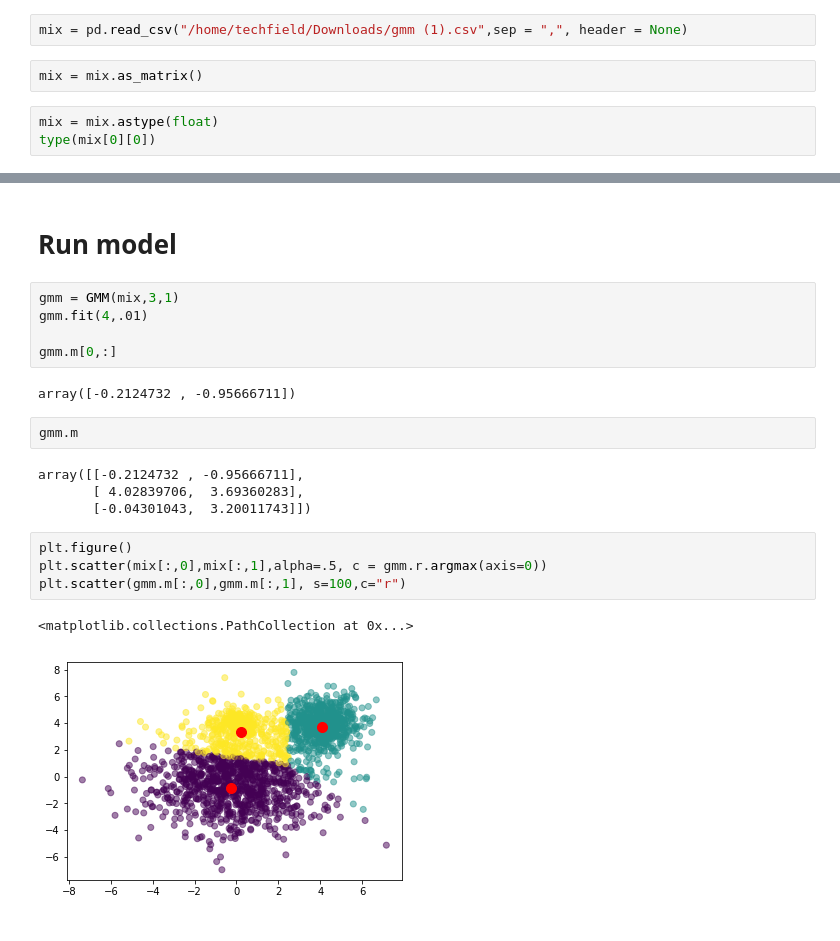
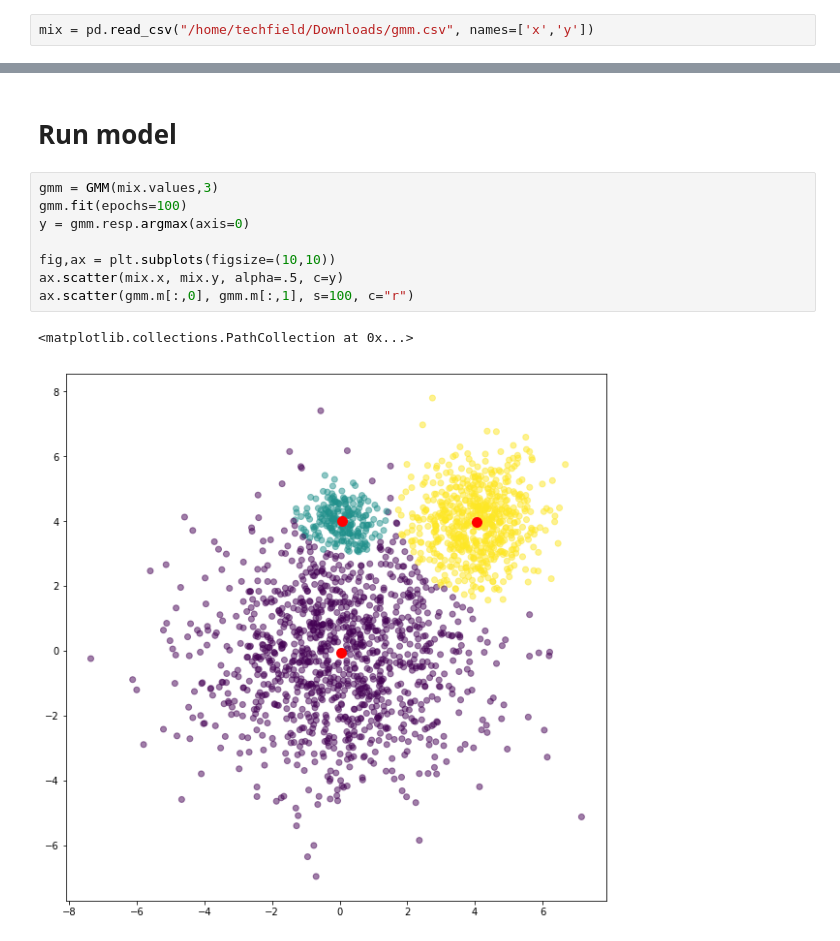
Before and after one commit to Palumboss/Newer, a Jupyter notebook: GMM.ipynb, the cells around one changed output, grey strips where cells are left out. Saved outputs shown, nothing was run; the diff lists cells and outputs as text.

```diff
--- a/GMM.ipynb
+++ b/GMM.ipynb
@@ -7,9 +7,4 @@ import pandas as pd
 # %% [markdown]
 # Set up Data
 # %%
-mix = pd.read_csv("/home/techfield/Downloads/gmm (1).csv",sep = ",", header = None)
+mix = pd.read_csv("/home/techfield/Downloads/gmm.csv", names=['x','y'])
-# %%
-mix = mix.as_matrix()
-# %%
-mix = mix.astype(float)
-type(mix[0][0])
@@ -56,22 +62,13 @@ class GMM:
 # %% [markdown]
 # Run model
-# %%
-gmm = GMM(mix,3,1)
-gmm.fit(4,.01)
-
-gmm.m[0,:]
-# %% [output]
-array([-0.2124732 , -0.95666711])
-# %%
-gmm.m
-# %% [output]
-array([[-0.2124732 , -0.95666711],
-       [ 4.02839706,  3.69360283],
-       [-0.04301043,  3.20011743]])
 # %%
-plt.figure()
-plt.scatter(mix[:,0],mix[:,1],alpha=.5, c = gmm.r.argmax(axis=0))
-plt.scatter(gmm.m[:,0],gmm.m[:,1], s=100,c="r")
+gmm = GMM(mix.values,3)
+gmm.fit(epochs=100)
+y = gmm.resp.argmax(axis=0)
+
+fig,ax = plt.subplots(figsize=(10,10))
+ax.scatter(mix.x, mix.y, alpha=.5, c=y)
+ax.scatter(gmm.m[:,0], gmm.m[:,1], s=100, c="r")
 # %% [output]
 <matplotlib.collections.PathCollection at 0x...>
-[figure, old version]
+[figure, new version]
```
Also changed, not shown: parts of 5 cells of this notebook, 1 other file.
